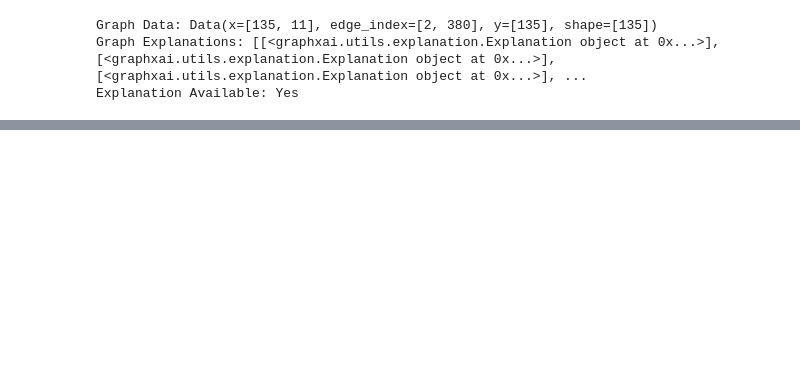
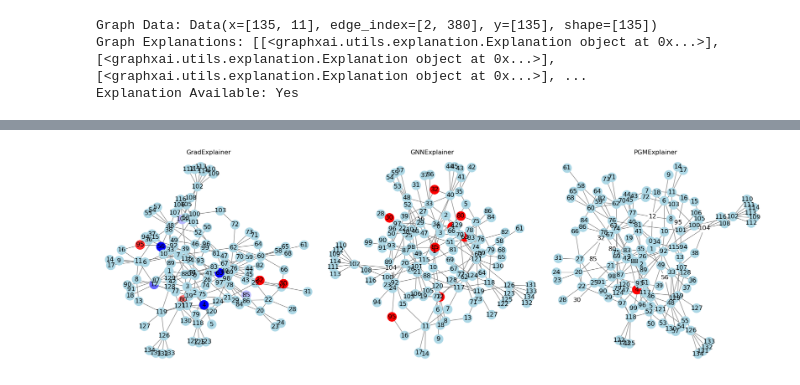
Before and after one commit to lingga24/graphXAI, a Jupyter notebook: explainer.ipynb, the cells around one changed output, grey strips where cells are left out. Cells and saved outputs as stored; diff of their text form; code cells hidden in the pictures; blank space fills up the shorter version.

```diff
--- a/explainer.ipynb
+++ b/explainer.ipynb
@@ -201,0 +277,44 @@ AttributeError: 'Explanation' object has no attribute 'cpu'
+# %%
+def plot_explanation_comparison(data, node_idx, explanations, titles):
+    fig, axes = plt.subplots(1, 3, figsize=(18, 6))
+
+    for ax, exp, title in zip(axes, explanations, titles):
+        G = nx.Graph()
+        edges = data.edge_index.cpu().numpy()
+        for i in range(edges.shape[1]):
+            G.add_edge(edges[0, i], edges[1, i])
+
+        # Create color map
+        num_nodes = data.x.size(0)
+        node_colors = ['lightblue'] * num_nodes  # default color
+
+        # Map importance scores to colors
+        for node, imp in exp.node_reference.items():
+            if imp < len(exp.node_imp):
+                # Convert PyTorch tensor to float
+                score = float(exp.node_imp[imp].cpu())
+                # Use red for positive importance, blue for negative
+                if score > 0:
+                    intensity = min(1.0, abs(score))
+                    node_colors[node] = f'#{int(255):02x}{int(255*(1-intensity)):02x}{int(255*(1-intensity)):02x}'
+                else:
+                    intensity = min(1.0, abs(score))
+                    node_colors[node] = f'#{int(255*(1-intensity)):02x}{int(255*(1-intensity)):02x}{int(255):02x}'
+
+        pos = nx.spring_layout(G)
+        nx.draw(G, pos, ax=ax,
+                with_labels=True,
+                node_color=node_colors,
+                node_size=300,
+                edge_color="gray")
+        ax.set_title(title)
+
+    plt.tight_layout()
+    plt.show()
+
+# Get explanations and visualize
+explanations = [grad_explanation, gnn_explanation, pgm_explanation]
+titles = ['GradExplainer', 'GNNExplainer', 'PGMExplainer']
+plot_explanation_comparison(data, node_idx, explanations, titles)
+# %% [output]
+[figure, added]
```
Also changed, not shown: parts of 4 cells of this notebook.
